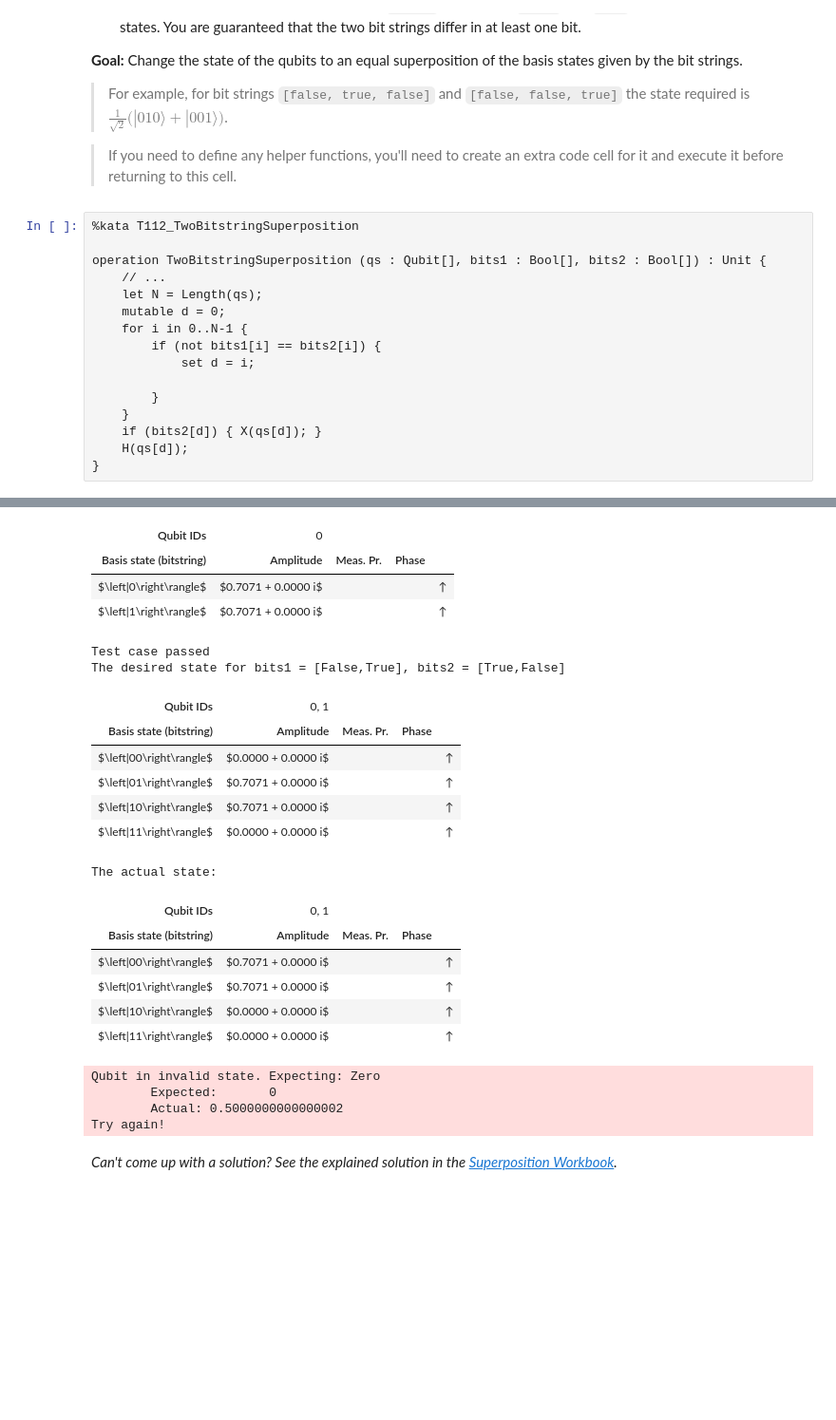
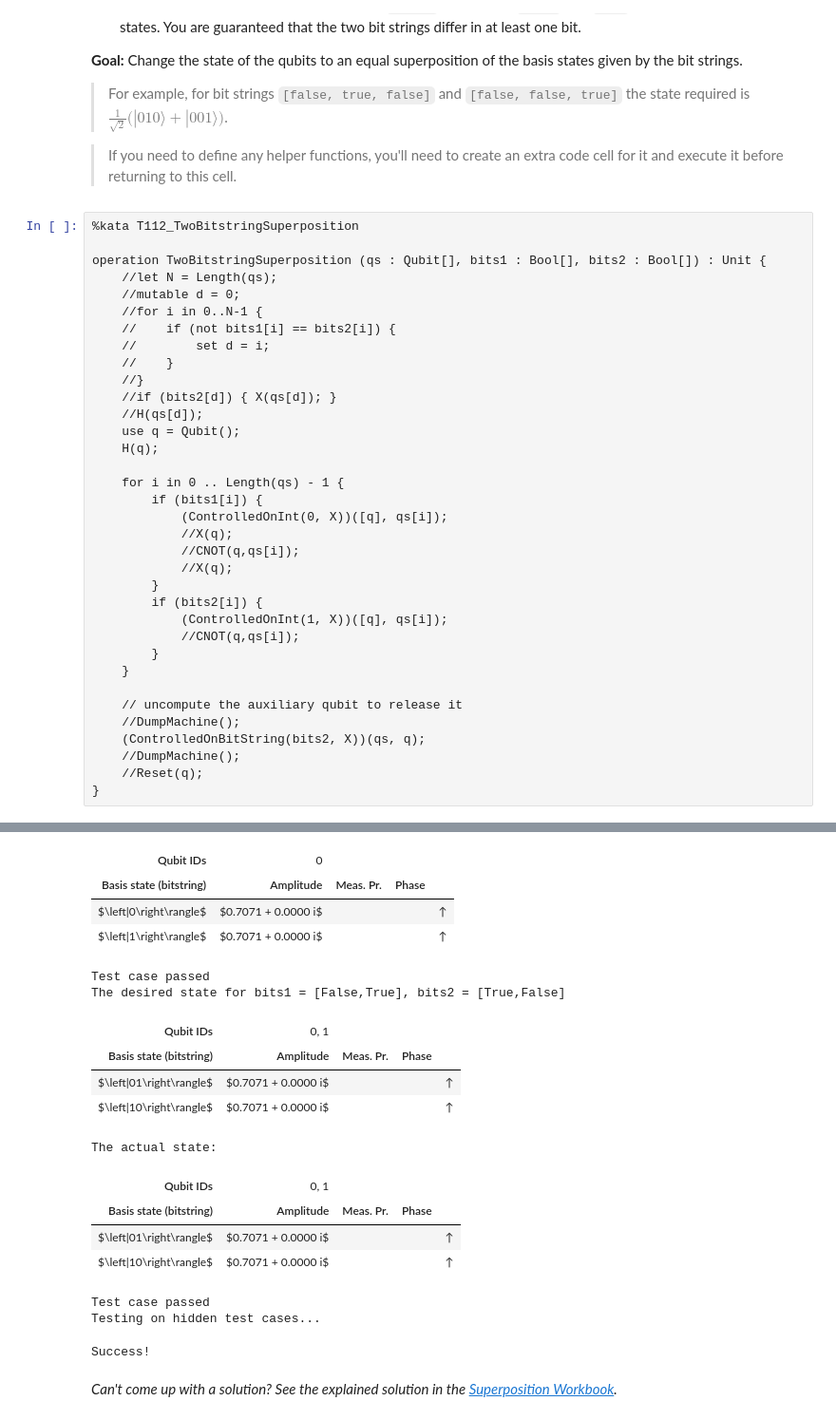
Before and after one commit to ToCkie/QuantumKatas, a Jupyter notebook: Superposition/Superposition.ipynb, the cells around one changed output, grey strips where cells are left out. Shown at 95% size. Saved outputs shown, nothing was run; the diff lists cells and outputs as text; blank space fills up the shorter version.

```diff
--- a/Superposition/Superposition.ipynb
+++ b/Superposition/Superposition.ipynb
@@ -603,48 +603,62 @@ Success!
 # %%
 %kata T112_TwoBitstringSuperposition
 
 operation TwoBitstringSuperposition (qs : Qubit[], bits1 : Bool[], bits2 : Bool[]) : Unit {
-    // ...
-    let N = Length(qs);
-    mutable d = 0;
-    for i in 0..N-1 {
-        if (not bits1[i] == bits2[i]) {
-            set d = i;
+    //let N = Length(qs);
+    //mutable d = 0;
+    //for i in 0..N-1 {
+    //    if (not bits1[i] == bits2[i]) {
+    //        set d = i;
+    //    }
+    //}
+    //if (bits2[d]) { X(qs[d]); }
+    //H(qs[d]);
+    use q = Qubit();
+    H(q);
 
+    for i in 0 .. Length(qs) - 1 {
+        if (bits1[i]) {
+            (ControlledOnInt(0, X))([q], qs[i]);
+            //X(q);
+            //CNOT(q,qs[i]);
+            //X(q);
+        }
+        if (bits2[i]) {
+            (ControlledOnInt(1, X))([q], qs[i]);
+            //CNOT(q,qs[i]);
         }
     }
-    if (bits2[d]) { X(qs[d]); }
-    H(qs[d]);
+
+    // uncompute the auxiliary qubit to release it
+    //DumpMachine();
+    (ControlledOnBitString(bits2, X))(qs, q);
+    //DumpMachine();
+    //Reset(q);
 }
 # %% [output]
 The desired state for bits1 = [True], bits2 = [False]
 | Qubit IDs | 0 |
 | Basis state (bitstring) | Amplitude | Meas. Pr. | Phase |
 | $\left|0\right\rangle$ | $0.7071 + 0.0000 i$ |  |  | ↑ |
 | $\left|1\right\rangle$ | $0.7071 + 0.0000 i$ |  |  | ↑ |
 The actual state:
 | Qubit IDs | 0 |
 | Basis state (bitstring) | Amplitude | Meas. Pr. | Phase |
 | $\left|0\right\rangle$ | $0.7071 + 0.0000 i$ |  |  | ↑ |
 | $\left|1\right\rangle$ | $0.7071 + 0.0000 i$ |  |  | ↑ |
 Test case passed
 The desired state for bits1 = [False,True], bits2 = [True,False]
 | Qubit IDs | 0, 1 |
 | Basis state (bitstring) | Amplitude | Meas. Pr. | Phase |
-| $\left|00\right\rangle$ | $0.0000 + 0.0000 i$ |  |  | ↑ |
 | $\left|01\right\rangle$ | $0.7071 + 0.0000 i$ |  |  | ↑ |
 | $\left|10\right\rangle$ | $0.7071 + 0.0000 i$ |  |  | ↑ |
-| $\left|11\right\rangle$ | $0.0000 + 0.0000 i$ |  |  | ↑ |
 The actual state:
 | Qubit IDs | 0, 1 |
 | Basis state (bitstring) | Amplitude | Meas. Pr. | Phase |
-| $\left|00\right\rangle$ | $0.7071 + 0.0000 i$ |  |  | ↑ |
 | $\left|01\right\rangle$ | $0.7071 + 0.0000 i$ |  |  | ↑ |
-| $\left|10\right\rangle$ | $0.0000 + 0.0000 i$ |  |  | ↑ |
-| $\left|11\right\rangle$ | $0.0000 + 0.0000 i$ |  |  | ↑ |
+| $\left|10\right\rangle$ | $0.7071 + 0.0000 i$ |  |  | ↑ |
-Qubit in invalid state. Expecting: Zero
-        Expected:       0
-        Actual: 0.5000000000000002
-Try again!
+Test case passed
+Testing on hidden test cases...
+Success!
 # %% [markdown]
 *Can't come up with a solution? See the explained solution in the [Superposition Workbook](./Workbook_Superposition_Part2.ipynb#superposition-of-two-bit-strings).*
```
Also changed, not shown: parts of 10 cells of this notebook, 3 other files.
